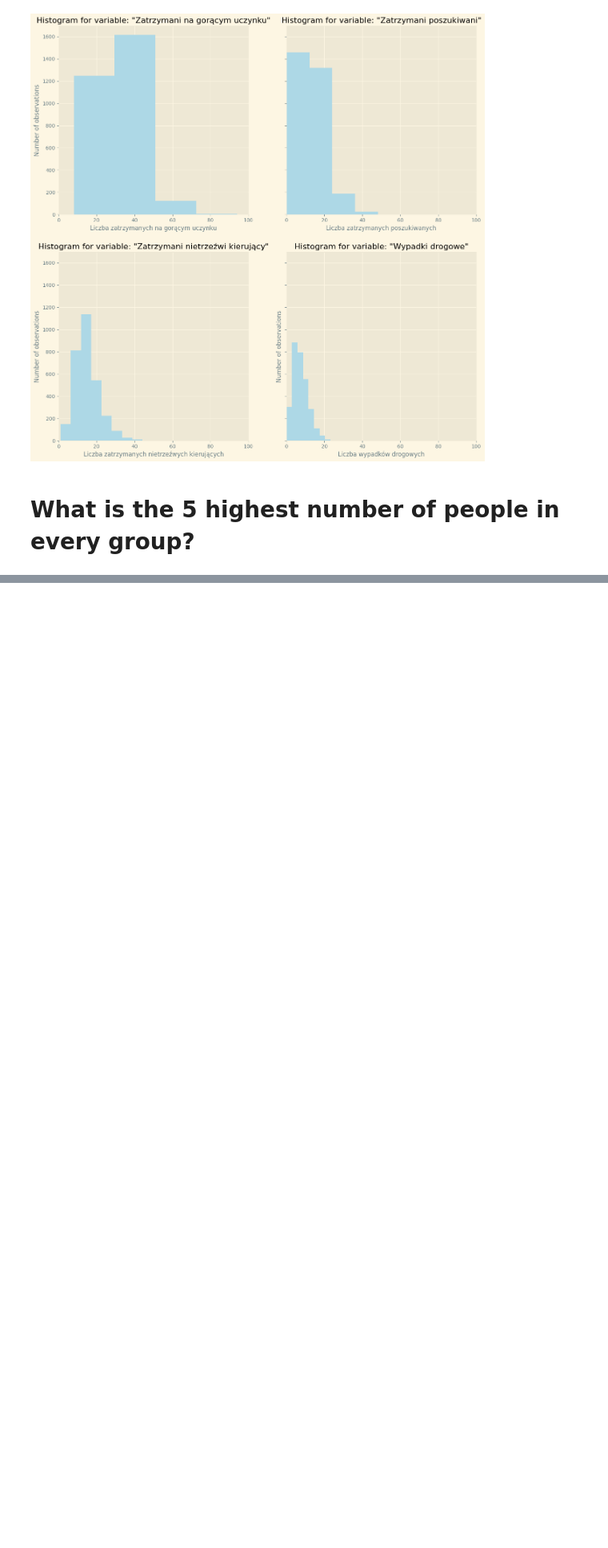
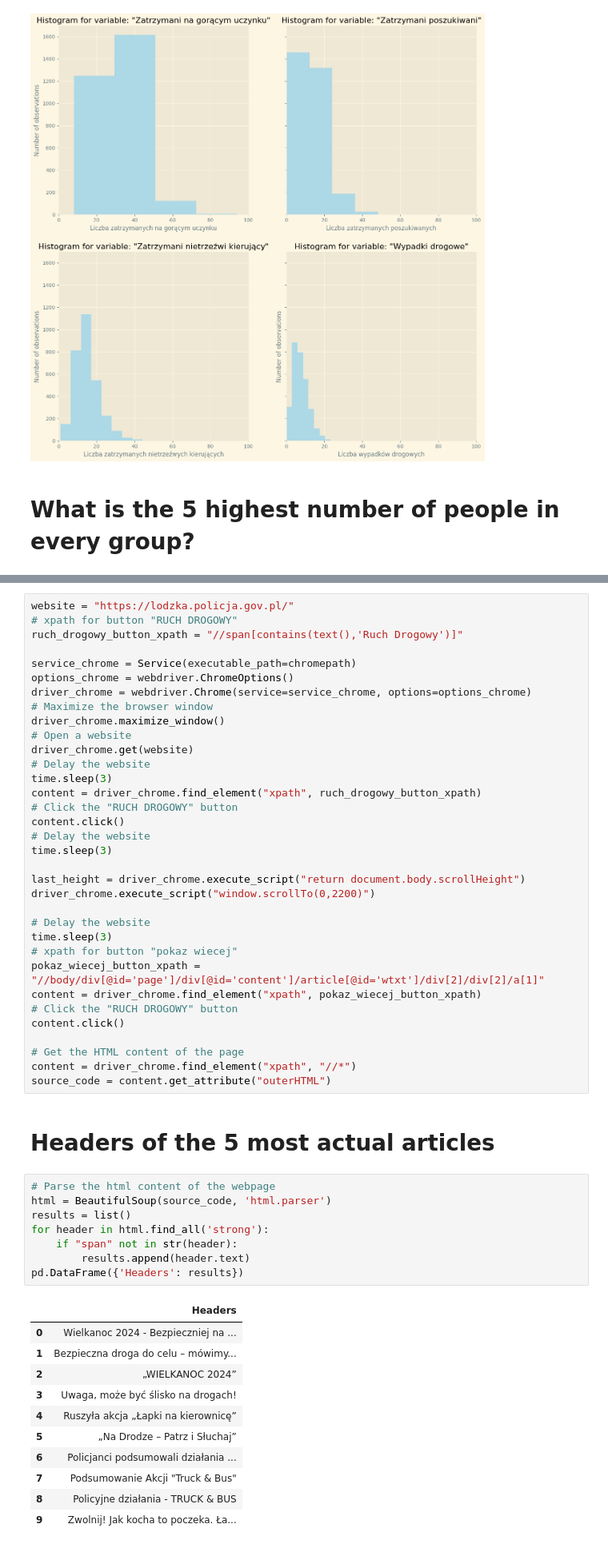
Before and after one commit to Hubert-Magdziak/Webscraping-project, a Jupyter notebook: Webscraping-Project.ipynb, the cells around one changed output, grey strips where cells are left out. Shown at 80% size. Saved outputs shown, nothing was run; the diff lists cells and outputs as text; blank space fills up the shorter version.

```diff
--- a/Webscraping-Project.ipynb
+++ b/Webscraping-Project.ipynb
@@ -162,0 +265,56 @@ for column in list(data.columns)[1:]:
+# %%
+website = "https://lodzka.policja.gov.pl/"
+# xpath for button "RUCH DROGOWY"
+ruch_drogowy_button_xpath = "//span[contains(text(),'Ruch Drogowy')]"
+
+service_chrome = Service(executable_path=chromepath)
+options_chrome = webdriver.ChromeOptions()
+driver_chrome = webdriver.Chrome(service=service_chrome, options=options_chrome)
+# Maximize the browser window
+driver_chrome.maximize_window()
+# Open a website
+driver_chrome.get(website)
+# Delay the website
+time.sleep(3)
+content = driver_chrome.find_element("xpath", ruch_drogowy_button_xpath)
+# Click the "RUCH DROGOWY" button
+content.click()
+# Delay the website
+time.sleep(3)
+
+last_height = driver_chrome.execute_script("return document.body.scrollHeight")
+driver_chrome.execute_script("window.scrollTo(0,2200)")
+
+# Delay the website
+time.sleep(3)
+# xpath for button "pokaz wiecej"
+pokaz_wiecej_button_xpath = "//body/div[@id='page']/div[@id='content']/article[@id='wtxt']/div[2]/div[2]/a[1]"
+content = driver_chrome.find_element("xpath", pokaz_wiecej_button_xpath)
+# Click the "RUCH DROGOWY" button
+content.click()
+
+# Get the HTML content of the page
+content = driver_chrome.find_element("xpath", "//*")
+source_code = content.get_attribute("outerHTML")
+# %% [markdown]
+# Headers of the 5 most actual articles
+# %%
+# Parse the html content of the webpage
+html = BeautifulSoup(source_code, 'html.parser')
+results = list()
+for header in html.find_all('strong'):
+    if "span" not in str(header):
+        results.append(header.text)
+pd.DataFrame({'Headers': results})
+# %% [output]
+|  | Headers |
+| 0 | Wielkanoc 2024 - Bezpieczniej na ... |
+| 1 | Bezpieczna droga do celu – mówimy... |
+| 2 | „WIELKANOC 2024” |
+| 3 | Uwaga, może być ślisko na drogach! |
+| 4 | Ruszyła akcja „Łapki na kierownicę” |
+| 5 | „Na Drodze – Patrz i Słuchaj” |
+| 6 | Policjanci podsumowali działania ... |
+| 7 | Podsumowanie Akcji "Truck & Bus" |
+| 8 | Policyjne działania - TRUCK & BUS |
+| 9 | Zwolnij! Jak kocha to poczeka. Ła... |
```
Also changed, not shown: parts of 12 cells of this notebook.
